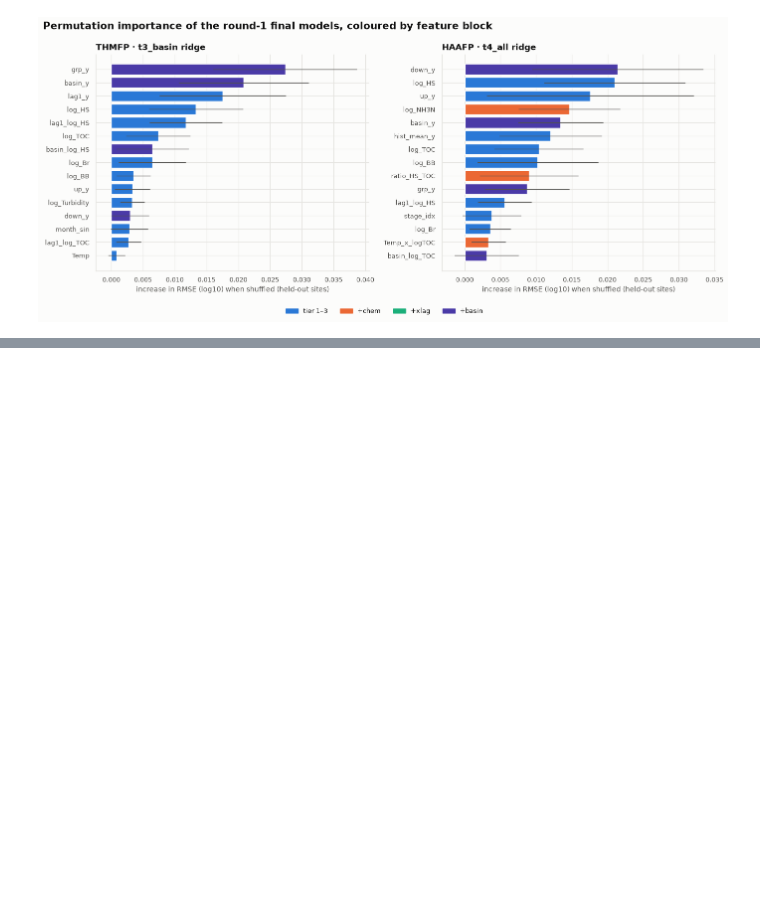
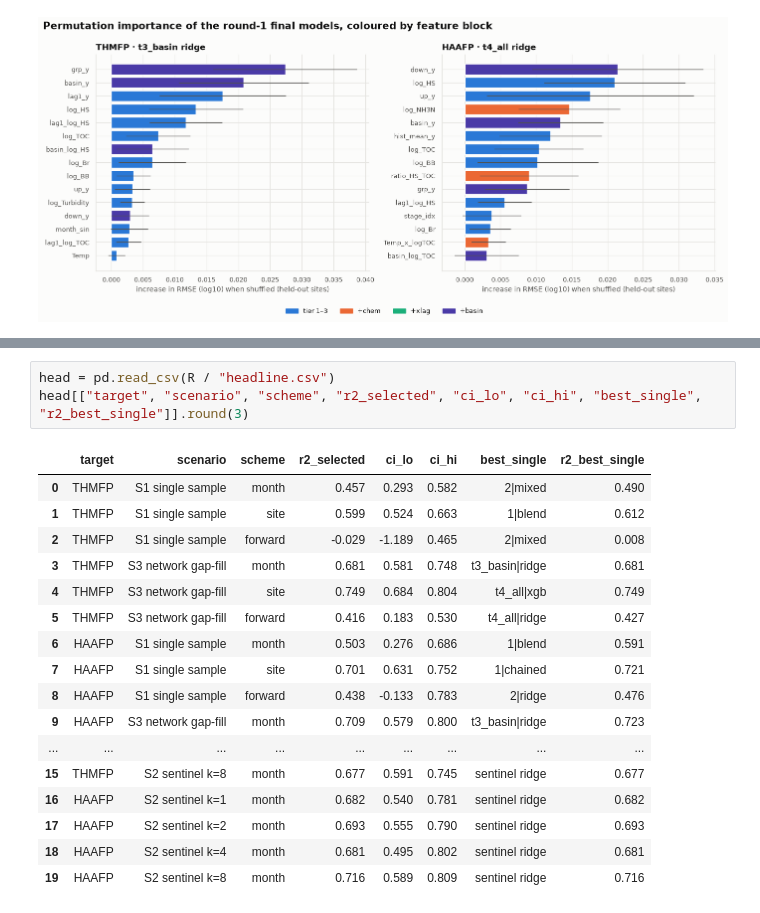
Before and after one commit to thanhtrunghuynh93/Korean_river, a Jupyter notebook: notebooks/modeling.ipynb, the cells around one changed output, grey strips where cells are left out. Saved outputs shown, nothing was run; the diff lists cells and outputs as text; blank space fills up the shorter version.

```diff
--- a/notebooks/modeling.ipynb
+++ b/notebooks/modeling.ipynb
@@ -439,0 +526,21 @@ See `reports/modeling_findings.md` §6.
+# %%
+head = pd.read_csv(R / "headline.csv")
+head[["target", "scenario", "scheme", "r2_selected", "ci_lo", "ci_hi", "best_single", "r2_best_single"]].round(3)
+# %% [output]
+|  | target | scenario | scheme | r2_selected | ci_lo | ci_hi | best_single | r2_best_single |
+| 0 | THMFP | S1 single sample | month | 0.457 | 0.293 | 0.582 | 2|mixed | 0.490 |
+| 1 | THMFP | S1 single sample | site | 0.599 | 0.524 | 0.663 | 1|blend | 0.612 |
+| 2 | THMFP | S1 single sample | forward | -0.029 | -1.189 | 0.465 | 2|mixed | 0.008 |
+| 3 | THMFP | S3 network gap-fill | month | 0.681 | 0.581 | 0.748 | t3_basin|ridge | 0.681 |
+| 4 | THMFP | S3 network gap-fill | site | 0.749 | 0.684 | 0.804 | t4_all|xgb | 0.749 |
+| 5 | THMFP | S3 network gap-fill | forward | 0.416 | 0.183 | 0.530 | t4_all|ridge | 0.427 |
+| 6 | HAAFP | S1 single sample | month | 0.503 | 0.276 | 0.686 | 1|blend | 0.591 |
+| 7 | HAAFP | S1 single sample | site | 0.701 | 0.631 | 0.752 | 1|chained | 0.721 |
+| 8 | HAAFP | S1 single sample | forward | 0.438 | -0.133 | 0.783 | 2|ridge | 0.476 |
+| 9 | HAAFP | S3 network gap-fill | month | 0.709 | 0.579 | 0.800 | t3_basin|ridge | 0.723 |
+| ... | ... | ... | ... | ... | ... | ... | ... | ... |
+| 15 | THMFP | S2 sentinel k=8 | month | 0.677 | 0.591 | 0.745 | sentinel ridge | 0.677 |
+| 16 | HAAFP | S2 sentinel k=1 | month | 0.682 | 0.540 | 0.781 | sentinel ridge | 0.682 |
+| 17 | HAAFP | S2 sentinel k=2 | month | 0.693 | 0.555 | 0.790 | sentinel ridge | 0.693 |
+| 18 | HAAFP | S2 sentinel k=4 | month | 0.681 | 0.495 | 0.802 | sentinel ridge | 0.681 |
+| 19 | HAAFP | S2 sentinel k=8 | month | 0.716 | 0.589 | 0.809 | sentinel ridge | 0.716 |
```
Also changed, not shown: parts of 16 cells of this notebook, 5 other files.
